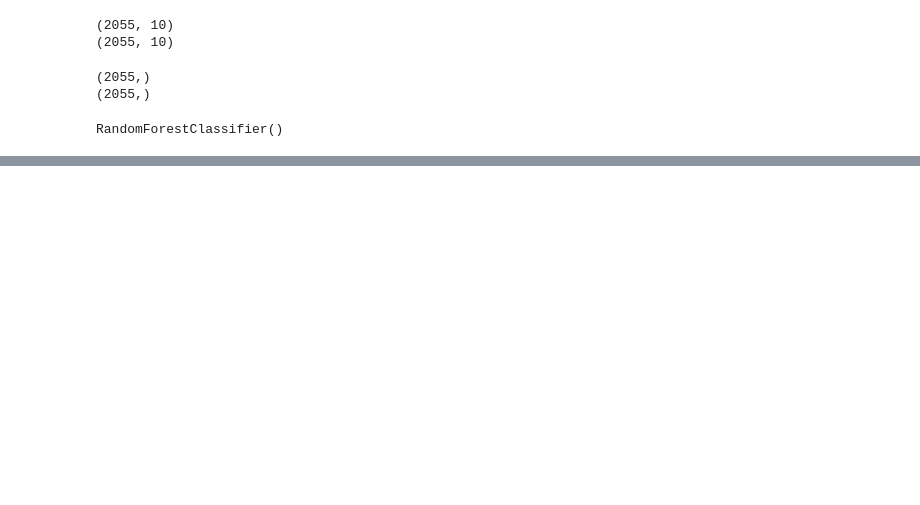
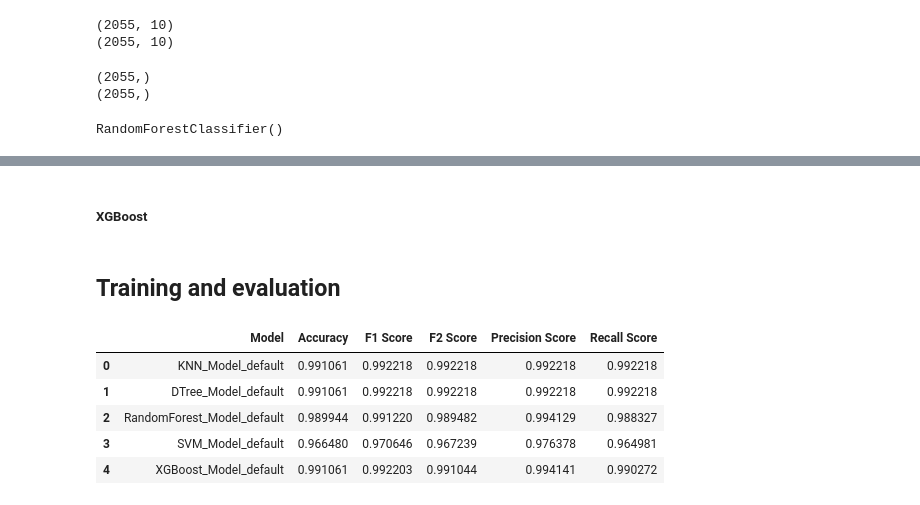
Before and after one commit to Richardhstg/oversampling-wgan, a Jupyter notebook: GAN.ipynb, the cells around one changed output, grey strips where cells are left out. Saved outputs shown, nothing was run; the diff lists cells and outputs as text; code cells hidden in the pictures; blank space fills up the shorter version.

```diff
--- a/GAN.ipynb
+++ b/GAN.ipynb
@@ -236,0 +263,2 @@ plt.show()
+# %% [markdown]
+##### XGBoost
@@ -236,0 +267,2 @@ plt.show()
+# %% [markdown]
+## Training and evaluation
@@ -236,0 +272,52 @@ plt.show()
+# %%
+results = {
+    'Model': [],
+    'Accuracy': [],
+    'F1 Score': [],
+    'F2 Score': [],
+    'Precision Score': [],
+    'Recall Score': [],
+}
+
+confusion = {
+    'Model': [],
+    'cm': []
+}
+
+def evaluate_model(name, model, X_test, y_test):
+    y_pred = model.predict(X_test)
+
+    results['Model'].append(name)
+
+    results['F1 Score'].append(f1_score(y_test, y_pred, average='binary'))
+    results['F2 Score'].append(fbeta_score(y_test, y_pred, beta=2, average='binary'))
+    results['Accuracy'].append(accuracy_score(y_test, y_pred))
+    results['Precision Score'].append(precision_score(y_test, y_pred, average='binary'))
+    results['Recall Score'].append(recall_score(y_test, y_pred, average='binary'))
+    confusion['cm'].append(confusion_matrix(y_test, y_pred))
+    confusion['Model'].append(name)
+
+knn_model.fit(X_balanced_train, y_balanced_train)
+evaluate_model('KNN_Model_default', knn_model, X_test, y_test)
+
+dtree_model.fit(X_balanced_train, y_balanced_train)
+evaluate_model('DTree_Model_default', dtree_model, X_test, y_test)
+
+rf_model.fit(X_balanced_train, y_balanced_train)
+evaluate_model('RandomForest_Model_default', rf_model, X_test, y_test)
+
+svm_model.fit(X_balanced_train, y_balanced_train)
+evaluate_model('SVM_Model_default', svm_model, X_test, y_test)
+
+xgb_model.fit(X_balanced_train, y_balanced_train)
+evaluate_model('XGBoost_Model_default', xgb_model, X_test, y_test)
+# %%
+df_results = pd.DataFrame(results)
+df_results
+# %% [output]
+|  | Model | Accuracy | F1 Score | F2 Score | Precision Score | Recall Score |
+| 0 | KNN_Model_default | 0.991061 | 0.992218 | 0.992218 | 0.992218 | 0.992218 |
+| 1 | DTree_Model_default | 0.991061 | 0.992218 | 0.992218 | 0.992218 | 0.992218 |
+| 2 | RandomForest_Model_default | 0.989944 | 0.991220 | 0.989482 | 0.994129 | 0.988327 |
+| 3 | SVM_Model_default | 0.966480 | 0.970646 | 0.967239 | 0.976378 | 0.964981 |
+| 4 | XGBoost_Model_default | 0.991061 | 0.992203 | 0.991044 | 0.994141 | 0.990272 |
```
Also changed, not shown: parts of 18 cells of this notebook, 4 other files.
